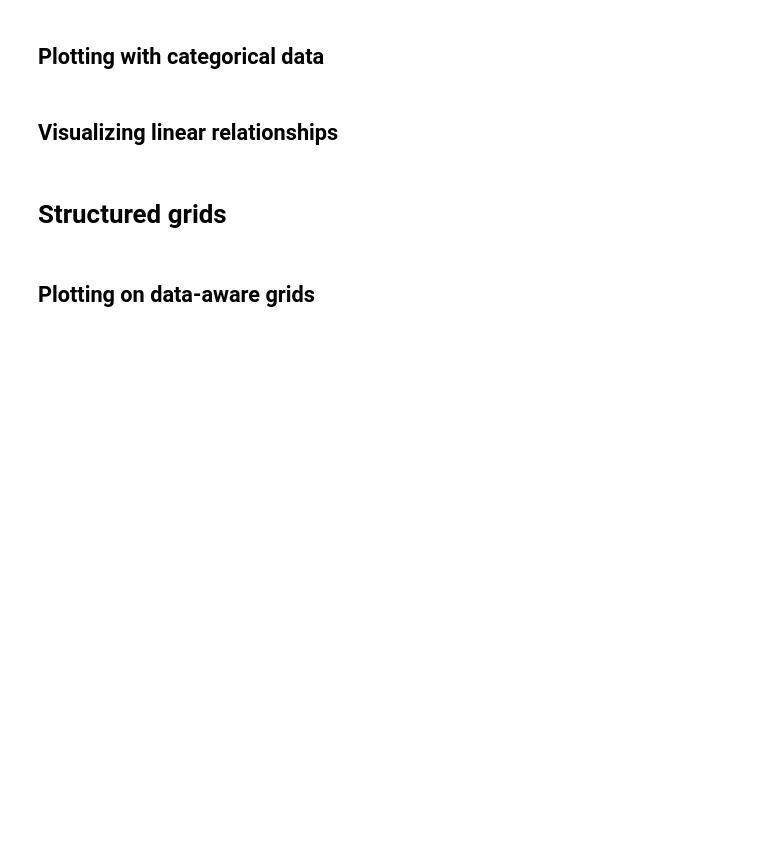
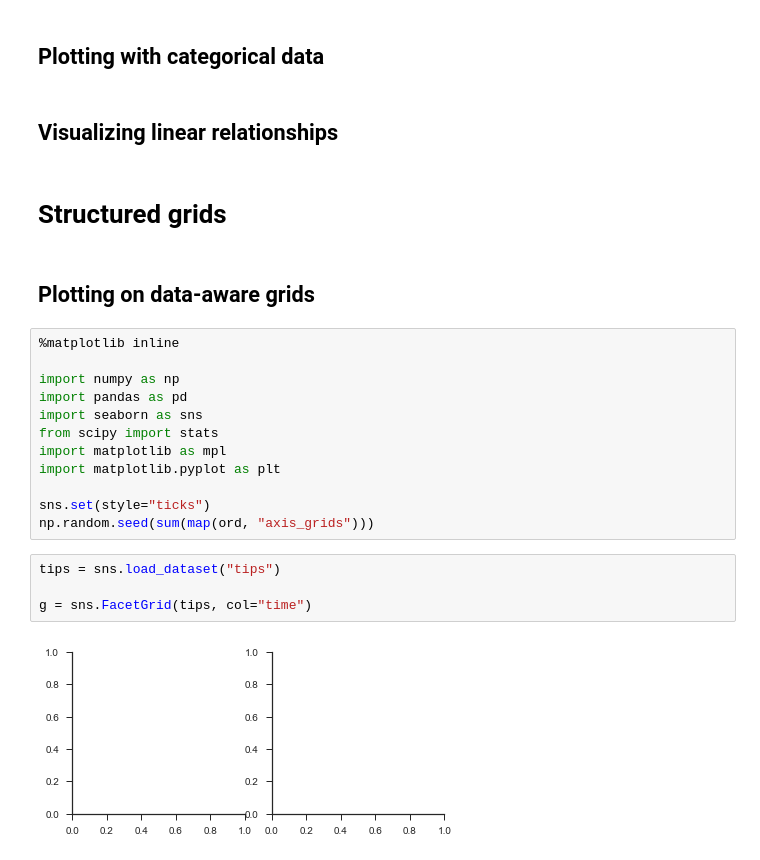
Before and after one commit to 1dhiman/Data-Science-with-Python, a Jupyter notebook: Pkg_Seaborn.ipynb, the cells around one changed output. Saved outputs shown, nothing was run; the diff lists cells and outputs as text; blank space fills up the shorter version.

```diff
--- a/Pkg_Seaborn.ipynb
+++ b/Pkg_Seaborn.ipynb
@@ -403,3 +403,21 @@ g.map_offdiag(sns.kdeplot, cmap="Blues_d", n_levels=6);
 # Structured grids
 # %% [markdown]
 ## Plotting on data-aware grids
+# %%
+%matplotlib inline
+
+import numpy as np
+import pandas as pd
+import seaborn as sns
+from scipy import stats
+import matplotlib as mpl
+import matplotlib.pyplot as plt
+
+sns.set(style="ticks")
+np.random.seed(sum(map(ord, "axis_grids")))
+# %%
+tips = sns.load_dataset("tips")
+
+g = sns.FacetGrid(tips, col="time")
+# %% [output]
+[figure, added]
```
Also changed, not shown: parts of 25 cells of this notebook.
